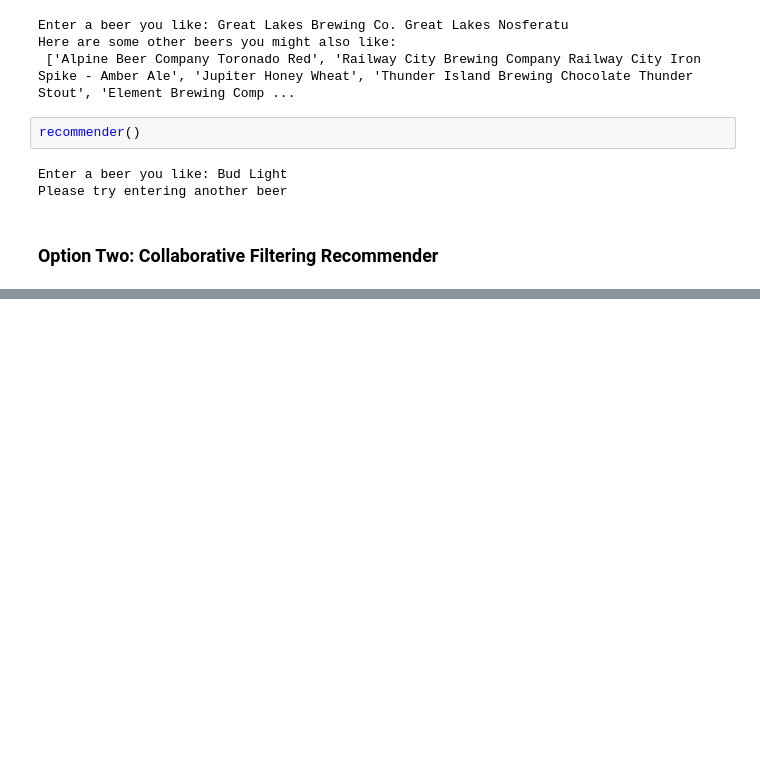
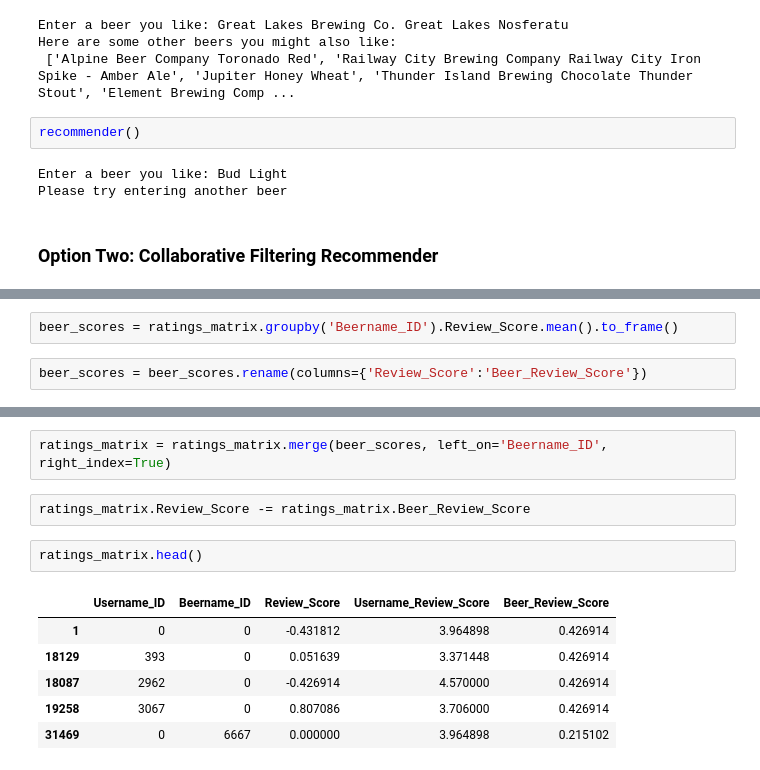
Before and after one commit to ZoeMarkovits/Data_Mining_Final_Project, a Jupyter notebook: Beer_Recommendation_System.ipynb, the cells around one changed output, grey strips where cells are left out. Cells and saved outputs as stored; diff of their text form; blank space fills up the shorter version.

```diff
--- a/Beer_Recommendation_System.ipynb
+++ b/Beer_Recommendation_System.ipynb
@@ -473,0 +552,4 @@ See the caveats in the documentation: http://pandas.pydata.org/pandas-docs/stabl
+# %%
+beer_scores = ratings_matrix.groupby('Beername_ID').Review_Score.mean().to_frame()
+# %%
+beer_scores = beer_scores.rename(columns={'Review_Score':'Beer_Review_Score'})
@@ -473,0 +566,13 @@ See the caveats in the documentation: http://pandas.pydata.org/pandas-docs/stabl
+# %%
+ratings_matrix = ratings_matrix.merge(beer_scores, left_on='Beername_ID', right_index=True)
+# %%
+ratings_matrix.Review_Score -= ratings_matrix.Beer_Review_Score
+# %%
+ratings_matrix.head()
+# %% [output]
+|  | Username_ID | Beername_ID | Review_Score | Username_Review_Score | Beer_Review_Score |
+| 1 | 0 | 0 | -0.431812 | 3.964898 | 0.426914 |
+| 18129 | 393 | 0 | 0.051639 | 3.371448 | 0.426914 |
+| 18087 | 2962 | 0 | -0.426914 | 4.570000 | 0.426914 |
+| 19258 | 3067 | 0 | 0.807086 | 3.706000 | 0.426914 |
+| 31469 | 0 | 6667 | 0.000000 | 3.964898 | 0.215102 |
```
Also changed, not shown: parts of 33 cells of this notebook.
